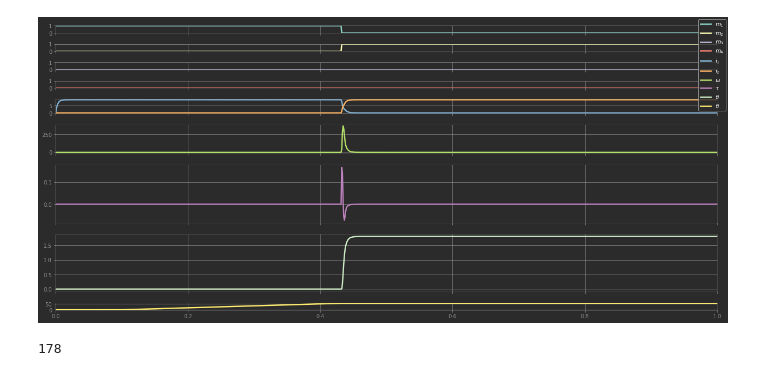
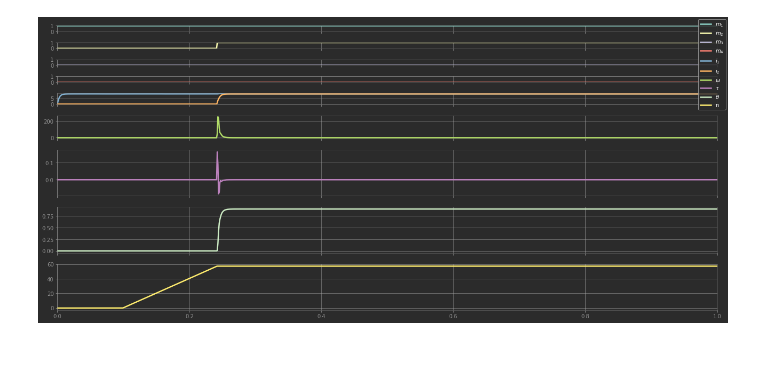
Before and after one commit to cad3na/JupyterNotebooks, a Jupyter notebook: Python/Control/motor a pasos/motor_a_pasos_iosys.ipynb, the cells around one changed output. Cells and saved outputs as stored; diff of their text form; code cells hidden in the pictures.

Commit message:
Se divide modelo en motor y driver

```diff
--- a/Python/Control/motor a pasos/motor_a_pasos_iosys.ipynb
+++ b/Python/Control/motor a pasos/motor_a_pasos_iosys.ipynb
@@ -208,2 +95,4 @@ motor = InterconnectedSystem(syslist=(io_log_ctl, io_drv_state, io_drv_ctl, io_d
 # %%
 ts = linspace(0, 1, 1000)
+# %%
+t, y = input_output_response(sys=driver, T=ts, U=ts, X0=[0], params={"secuencia_pasos":"HSD"})
@@ -210,36 +210,45 @@ ts = linspace(0, 1, 1000)
+# %%
+motor = InterconnectedSystem(syslist=(io_drv_pot, io_coil_elec, io_coil_torque, io_motor_mech, io_back_emf),
+                             connections=(("coil_elec.v1", "driver_pot.v1"),  ("coil_elec.v2", "driver_pot.v2"),
+                                          ("coil_torque.i1", "coil_elec.i1"), ("coil_torque.i2", "coil_elec.i2"),
+                                          ("coil_torque.θ", "motor_mech.θ"),  ("motor_mech.τ", "coil_torque.τ"),
+                                          ("back_emf.θ", "motor_mech.θ"),     ("back_emf.ω", "motor_mech.ω"),
+                                          ("back_emf.i1", "coil_elec.i1"),    ("back_emf.i2", "coil_elec.i2"),
+                                          ("coil_elec.e1", "back_emf.e1"),    ("coil_elec.e2", "back_emf.e2"),
+                                          ("coil_torque.e1", "back_emf.e1"),  ("coil_torque.e2", "back_emf.e2")),
+                             inplist=("driver_pot.m1", "driver_pot.m2", "driver_pot.m3", "driver_pot.m4"),
+                             outlist=("coil_elec.i1", "coil_elec.i2", "motor_mech.θ", "motor_mech.ω", "coil_torque.τ"))
+# %%
+ts = linspace(0, 1, 1000)
 # %%
-t, y = input_output_response(sys=motor, T=ts, U=ts, X0=[0,0,0,0,0], params={"secuencia_pasos":"WD"})
+t, y = input_output_response(sys=motor, T=ts, U=ts, X0=[0,0,0,0,0], params={"secuencia_pasos":"HSD"})
 # %%
 fig = figure(figsize=(18,8))
 ax1, ax2, ax3, ax4, ax5, ax6, ax7, ax8, ax9 = fig.subplots(9, 1, sharex='all',
-                                                      gridspec_kw={'height_ratios': [1, 1, 1, 1, 2, 4, 8, 8, 1]})
+                                                      gridspec_kw={'height_ratios': [1, 1, 1, 1, 2, 4, 8, 8, 8]})
 cycle = rcParams['axes.prop_cycle'].by_key()['color']
 
 ax1.plot(t, y[2], c=cycle[0], label=r"$m_1$")
 ax2.plot(t, y[4], c=cycle[1], label=r"$m_2$")
 ax3.plot(t, y[3], c=cycle[2], label=r"$m_3$")
 ax4.plot(t, y[5], c=cycle[3], label=r"$m_4$")
 
 ax5.plot(t, y[0], c=cycle[4], label=r"$i_1$")
 ax5.plot(t, y[1], c=cycle[5], label=r"$i_2$")
 
 ax6.plot(t, degrees(y[7]), c=cycle[6], label=r"$\omega$")
 
 ax7.plot(t, y[8], c=cycle[7], label=r"$\tau$")
 
 ax8.plot(t, degrees(y[6]), c=cycle[8], label=r"$\theta$")
-ax9.plot(t, degrees(y[9]), c=cycle[9], label=r"$\theta$")
+ax9.plot(t, degrees(y[9]), c=cycle[9], label=r"n")
 
 ax1.set_ylim(0, 1)
 ax2.set_ylim(0, 1)
 ax3.set_ylim(0, 1)
 ax4.set_ylim(0, 1)
 ax7.set_xlim(min(t), max(t))
 fig.legend()
 fig.tight_layout();
 # %% [output]
-[figure, old version]
+[figure, new version]
-# %%
-139+39
-# %% [output]
-178
```
Also changed, not shown: parts of 13 cells of this notebook, 3 other files.
